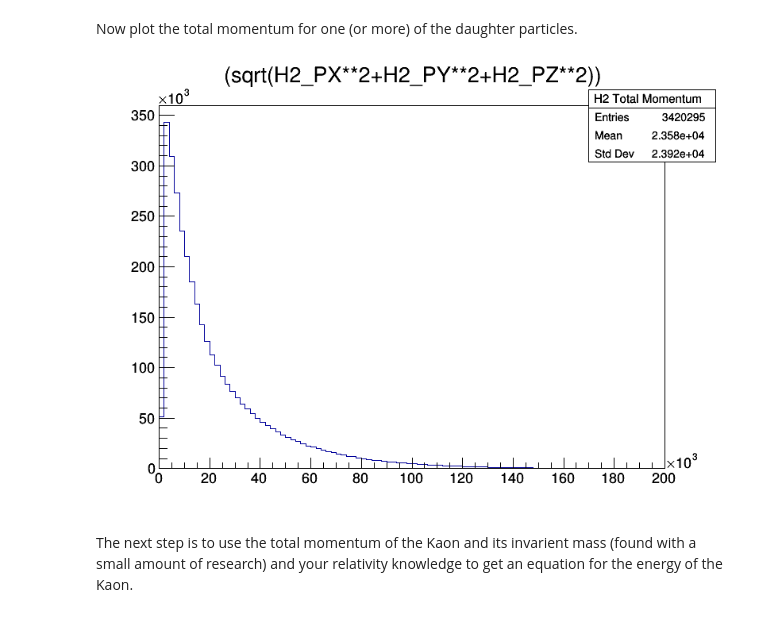
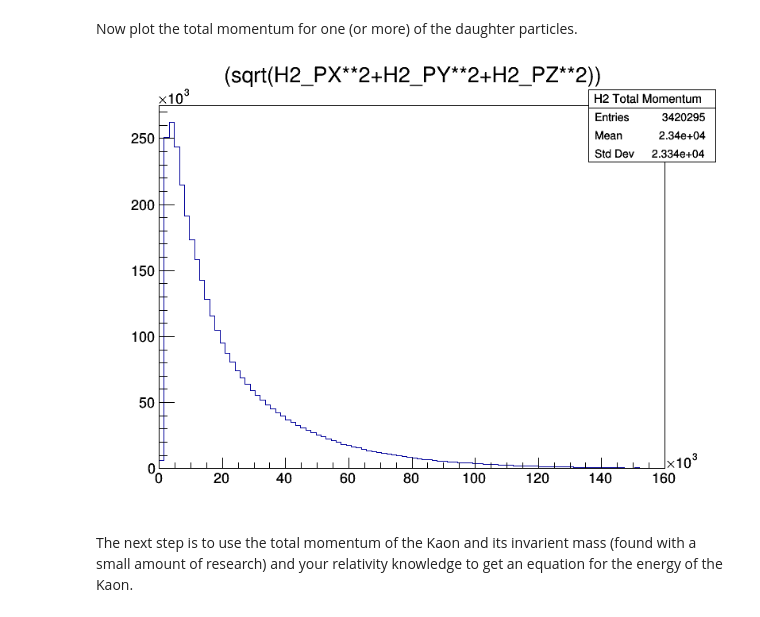
Before and after one commit to xspronken/bigdataW1, a Jupyter notebook: week4.ipynb, the cells around one changed output. Drawn from its saved outputs; the diff is of its cells as text; code cells hidden in the pictures.

```diff
--- a/week4.ipynb
+++ b/week4.ipynb
@@ -190,18 +189,18 @@ Now plot the total momentum for one (or more) of the daughter particles.
 # %%
 ''' PLotting momentum of one of the daughter particles'''
 
 #Change variable to the name of the daughter particle needed
 particle = 'H2'
 
 c = ROOT.TCanvas("MomentumDaughter","Momentum of Daughter Particle: "+particle,800,600)
 
-tree.Draw(p_daughter(particle)+">>"+particle+" Total Momentum(100,0,200000)")
+tree.Draw(p_daughter(particle)+">>"+particle+" Total Momentum(100,0,160000)")
 
 histogram1 = ROOT.gDirectory.Get(particle+" Total Momentum")
 
 c.Draw()
 # %% [output]
-[figure, old version]
+[figure, new version]
 # %% [markdown]
 The next step is to use the total momentum of the Kaon and its invarient mass (found with a small amount of research) and your relativity knowledge to get an equation for the energy of the Kaon.
 # %%
```
Also changed, not shown: parts of 26 cells of this notebook.
